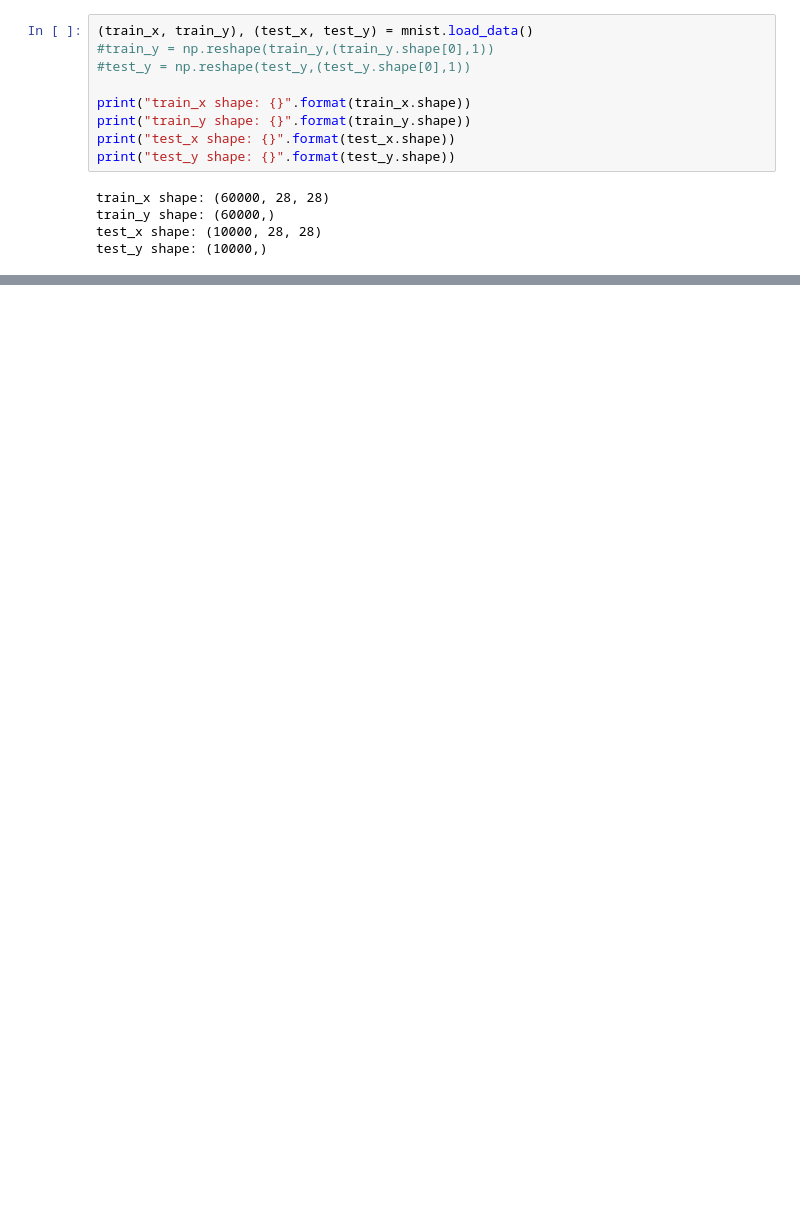
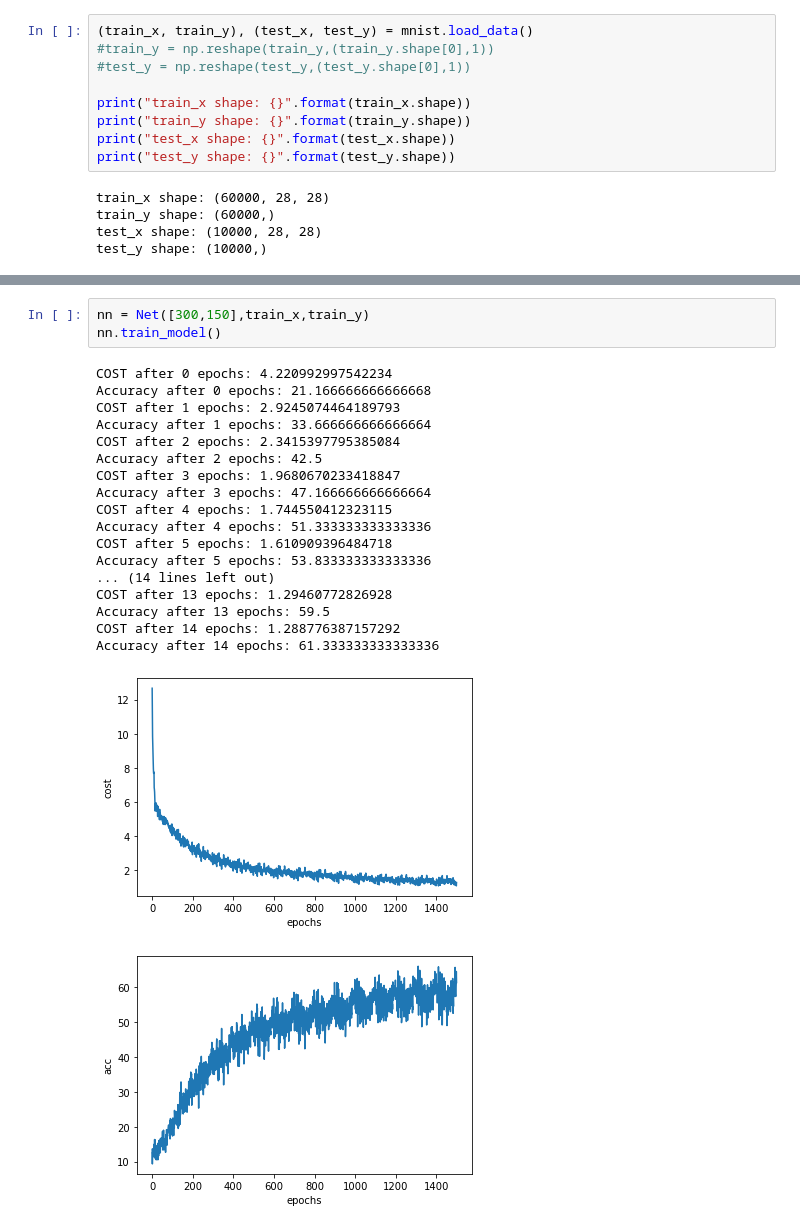
Before and after one commit to parthh01/nn_scratch, a Jupyter notebook: scratch.ipynb, the cells around one changed output, grey strips where cells are left out. Saved outputs shown, nothing was run; the diff lists cells and outputs as text; blank space fills up the shorter version.

```diff
--- a/scratch.ipynb
+++ b/scratch.ipynb
@@ -150,0 +207,23 @@ array([3, 6, 9])
+# %%
+nn = Net([300,150],train_x,train_y)
+nn.train_model()
+# %% [output]
+COST after 0 epochs: 4.220992997542234
+Accuracy after 0 epochs: 21.166666666666668
+COST after 1 epochs: 2.9245074464189793
+Accuracy after 1 epochs: 33.666666666666664
+COST after 2 epochs: 2.3415397795385084
+Accuracy after 2 epochs: 42.5
+COST after 3 epochs: 1.9680670233418847
+Accuracy after 3 epochs: 47.166666666666664
+COST after 4 epochs: 1.744550412323115
+Accuracy after 4 epochs: 51.333333333333336
+COST after 5 epochs: 1.610909396484718
+Accuracy after 5 epochs: 53.833333333333336
+... (14 lines left out)
+COST after 13 epochs: 1.29460772826928
+Accuracy after 13 epochs: 59.5
+COST after 14 epochs: 1.288776387157292
+Accuracy after 14 epochs: 61.333333333333336
+[figure, added]
+[figure, added]
```
Also changed, not shown: parts of 6 cells of this notebook.
